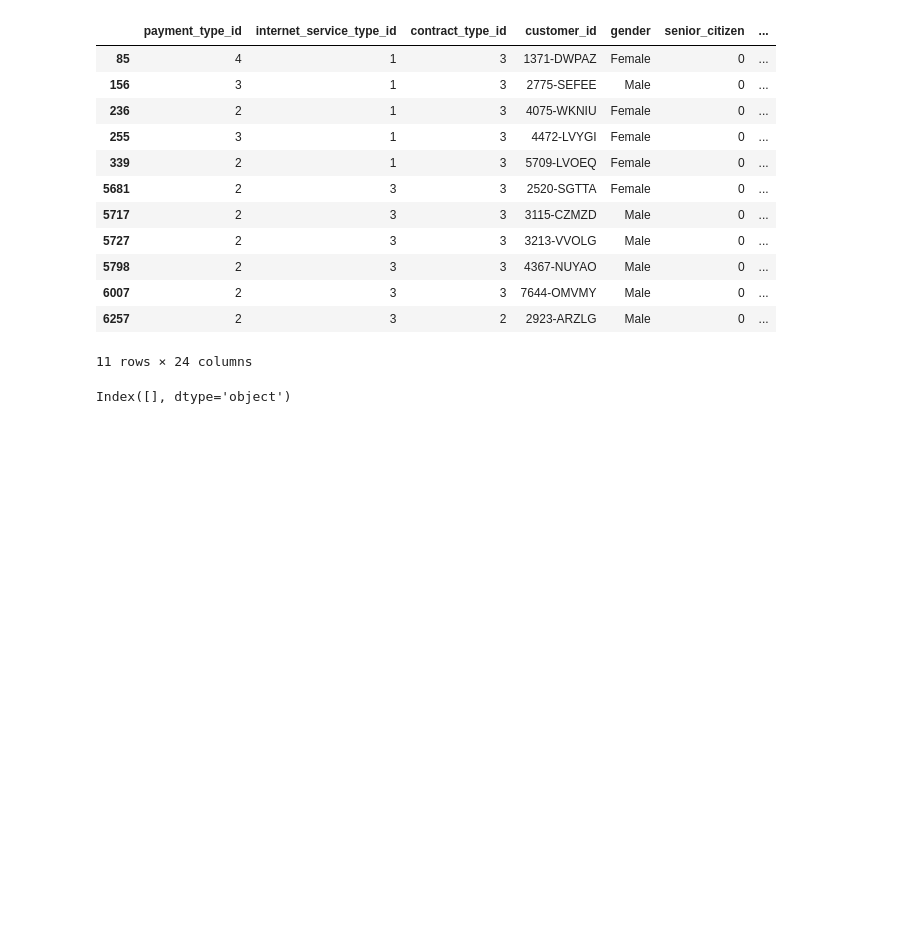
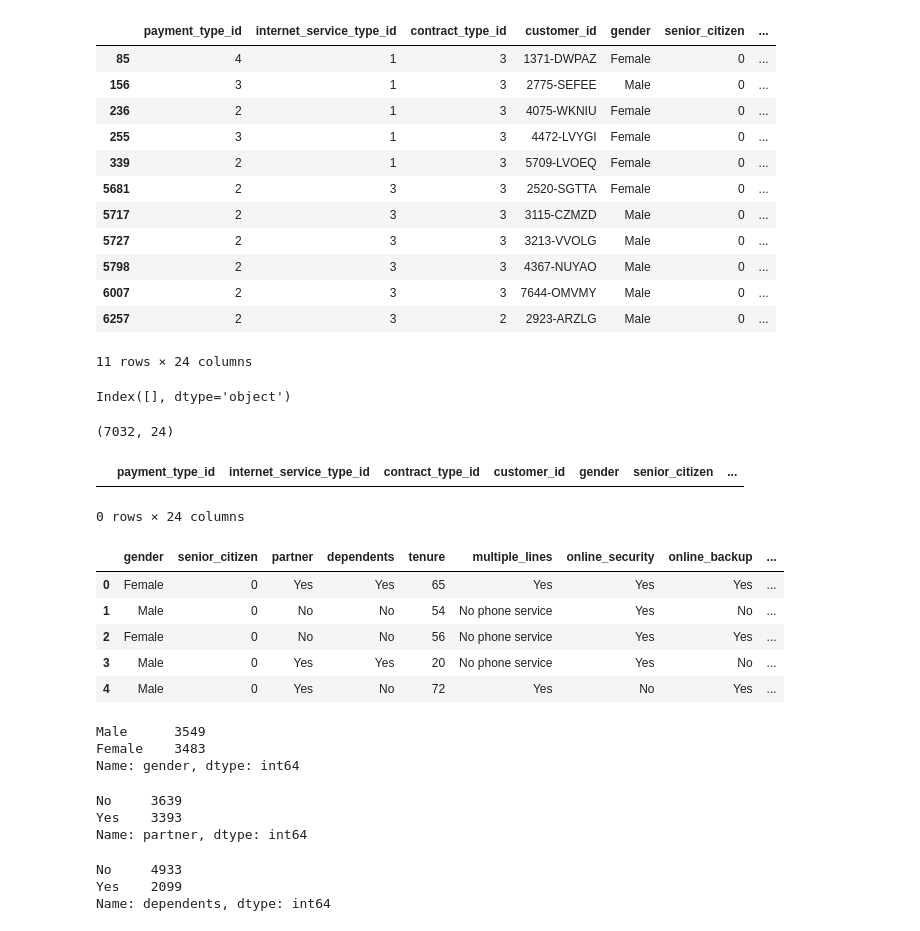
Before and after one commit to Brooke-Holyoak/telco_classification_project, a Jupyter notebook: Telco_scratchpad.ipynb, the cells around one changed output. Cells and saved outputs as stored; diff of their text form; code cells hidden in the pictures; blank space fills up the shorter version.

```diff
--- a/Telco_scratchpad.ipynb
+++ b/Telco_scratchpad.ipynb
@@ -99,2 +99,30 @@ Index([], dtype='object')
 #I will convert columns with string values into multiple columns using the values as new column labels, and values as booleans.
 #Finally, I will store the functions to do the above in a prepare.py file for streamlined access in my final notebook.
+# %%
+#dropping rows shown in table above, or in other words excluding the rows where tenure == 0
+
+df = df[df.tenure != 0]
+df.shape
+# %% [output]
+(7032, 24)
+# %%
+#checking to make sure there are no rows with customers whose tenure is less than 1 month
+
+df[df.tenure == 0]
+# %% [output]
+|  | payment_type_id | internet_service_type_id | contract_type_id | customer_id | gender | senior_citizen | ... |
+0 rows × 24 columns
+# %%
+#dropping unneccessary columns
+#'payment_type_id', 'internet_service_type_id', 'contract_type_id', 'customer_id'
+
+columns_to_drop = ['payment_type_id', 'internet_service_type_id', 'contract_type_id', 'customer_id', 'phone_service']
+df = df.drop(columns=columns_to_drop)
+df.head()
+# %% [output]
+|  | gender | senior_citizen | partner | dependents | tenure | multiple_lines | online_security | online_backup | ... |
+| 0 | Female | 0 | Yes | Yes | 65 | Yes | Yes | Yes | ... |
+| 1 | Male | 0 | No | No | 54 | No phone service | Yes | No | ... |
+| 2 | Female | 0 | No | No | 56 | No phone service | Yes | Yes | ... |
+| 3 | Male | 0 | Yes | Yes | 20 | No phone service | Yes | No | ... |
+| 4 | Male | 0 | Yes | No | 72 | Yes | No | Yes | ... |
@@ -100,0 +131,18 @@ Index([], dtype='object')
+# %%
+df.gender.value_counts()
+# %% [output]
+Male      3549
+Female    3483
+Name: gender, dtype: int64
+# %%
+df.partner.value_counts()
+# %% [output]
+No     3639
+Yes    3393
+Name: partner, dtype: int64
+# %%
+df.dependents.value_counts()
+# %% [output]
+No     4933
+Yes    2099
+Name: dependents, dtype: int64
```
Also changed, not shown: parts of 28 cells of this notebook.
